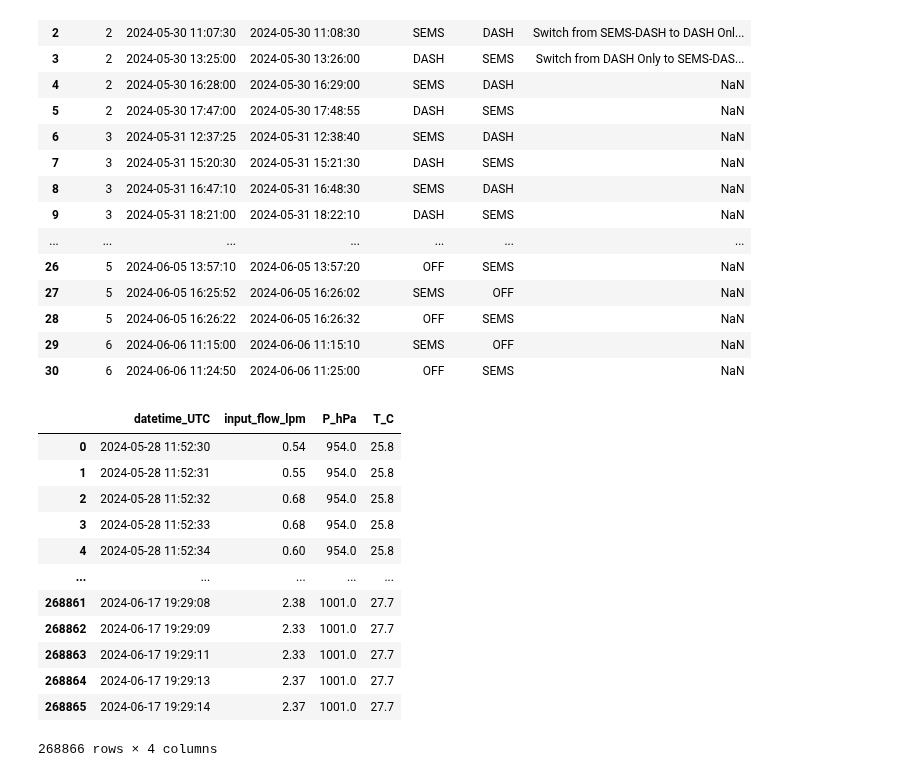
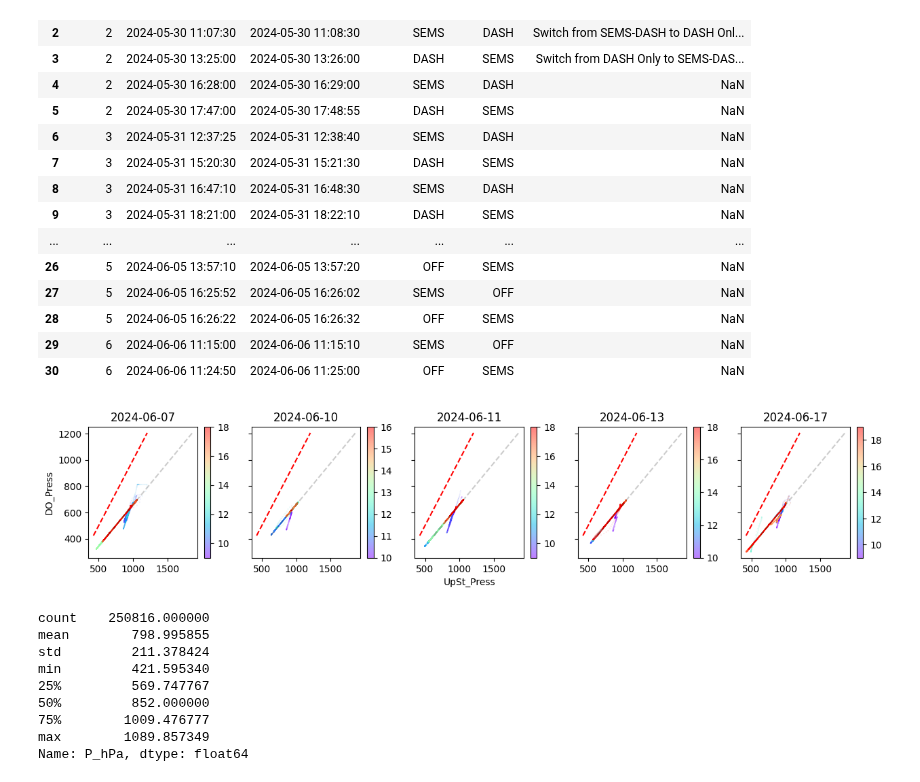
Before and after one commit to csoloff/dash, a Jupyter notebook: export_flows_v2.ipynb, the cells around one changed output. Saved outputs shown, nothing was run; the diff lists cells and outputs as text; code cells hidden in the pictures.

```diff
--- a/export_flows_v2.ipynb
+++ b/export_flows_v2.ipynb
@@ -220,23 +229,47 @@ def retrieve_flows(d):
     return output.replace(-0.0, 0.0).reset_index().drop(columns=['index'])
 # %%
 d = read_all_data()
+# %%
+d_sems = d[d['dt']>pd.to_datetime('2024-6-7')]
+len(d_sems['dt'].dt.date.unique())
+d_sems_na = d_sems[['UpSt_Press', 'DO_Press']].dropna()
+m,b = np.polyfit(d_sems_na['DO_Press'], d_sems_na['UpSt_Press'], 1)
+fig, axes = plt.subplots(1,5, figsize=(15,2.5), sharex='all', sharey='all')
+dates = d_sems['dt'].dt.date.unique()
+acc=0
+axes[0].set_ylabel('DO_Press')
+axes[2].set_xlabel('UpSt_Press')
+for date in dates:
+    axes[acc].set_title(date)
+    d_sems_sub = d_sems[d_sems['dt'].dt.date==date]
+    fit = [m*d_sems['UpSt_Press'].min()+b, m*d_sems['UpSt_Press'].max()+b]
+    one_to_one = [d_sems['UpSt_Press'].min(), d_sems['UpSt_Press'].max()]
+    axes[acc].plot(fit, one_to_one, c='black', ls='--', alpha=.2)
+    axes[acc].plot(one_to_one, one_to_one, c='red', ls='--')
+
+
+    cbar = axes[acc].scatter(d_sems_sub['UpSt_Press'], d_sems_sub['DO_Press'], s=.01, c=d_sems_sub['dt'].dt.hour, cmap='rainbow', alpha=.5)
+
+
+
+    acc+=1
+    fig.colorbar(cbar)
+fig.savefig('./figures/DOvSEMS_P.png', dpi=300, bbox_inches='tight')
+# %% [output]
+[figure, added]
 # %%
 d2 = retrieve_flows(d)
 # %%
 d2.to_csv('./tables/DASH_flow.csv', index=False)
 # %%
-d2
+d2['P_hPa'].describe()
 # %% [output]
-|  | datetime_UTC | input_flow_lpm | P_hPa | T_C |
-| 0 | 2024-05-28 11:52:30 | 0.54 | 954.0 | 25.8 |
-| 1 | 2024-05-28 11:52:31 | 0.55 | 954.0 | 25.8 |
-| 2 | 2024-05-28 11:52:32 | 0.68 | 954.0 | 25.8 |
-| 3 | 2024-05-28 11:52:33 | 0.68 | 954.0 | 25.8 |
-| 4 | 2024-05-28 11:52:34 | 0.60 | 954.0 | 25.8 |
-| ... | ... | ... | ... | ... |
-| 268861 | 2024-06-17 19:29:08 | 2.38 | 1001.0 | 27.7 |
-| 268862 | 2024-06-17 19:29:09 | 2.33 | 1001.0 | 27.7 |
-| 268863 | 2024-06-17 19:29:11 | 2.33 | 1001.0 | 27.7 |
-| 268864 | 2024-06-17 19:29:13 | 2.37 | 1001.0 | 27.7 |
-| 268865 | 2024-06-17 19:29:14 | 2.37 | 1001.0 | 27.7 |
-268866 rows × 4 columns
+count    250816.000000
+mean        798.995855
+std         211.378424
+min         421.595340
+25%         569.747767
+50%         852.000000
+75%        1009.476777
+max        1089.857349
+Name: P_hPa, dtype: float64
```
Also changed, not shown: parts of 8 cells of this notebook.
